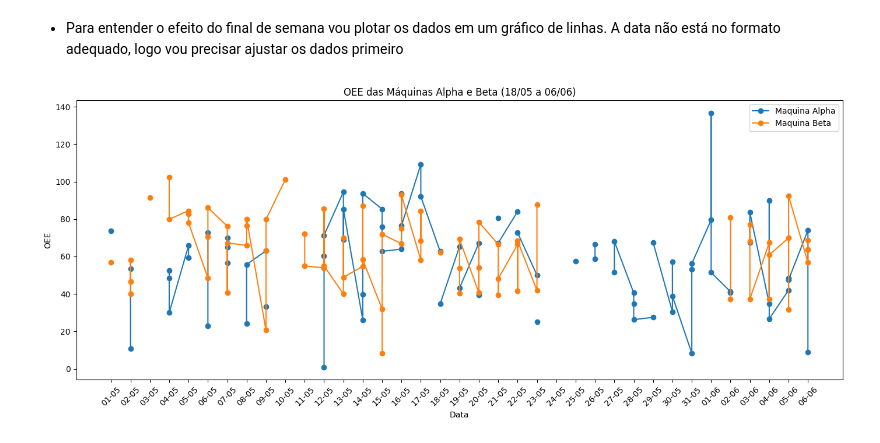
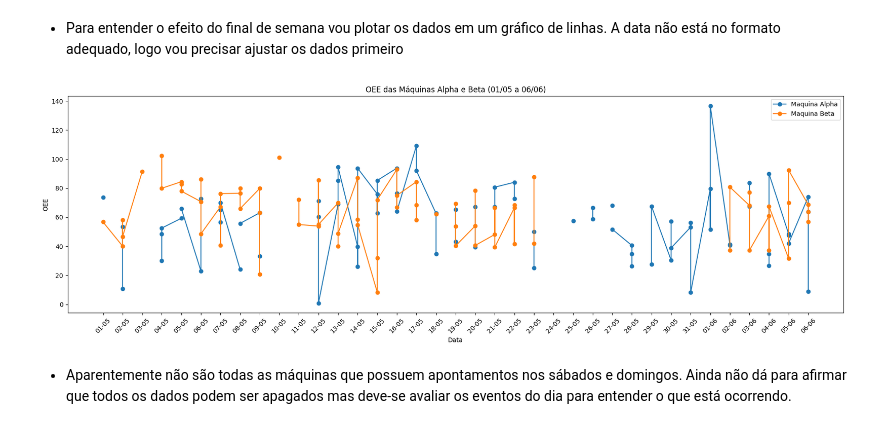
Before and after one commit to enakirimoto/projeto-puc-analise-de-dados-e-boas-praticas, a Jupyter notebook: Template_Análise_de_Dados_e_Boas_Práticas_(40530010055_20250_01).ipynb, the cells around one changed output. Drawn from its saved outputs; the diff is of its cells as text; code cells hidden in the pictures.

Commit message:
Atualização da análise com eventos.

```diff
--- a/Template_Análise_de_Dados_e_Boas_Práticas_(40530010055_20250_01).ipynb
+++ b/Template_Análise_de_Dados_e_Boas_Práticas_(40530010055_20250_01).ipynb
@@ -538,36 +538,38 @@ df_filtered = df[df['Maquina'].isin(['Maquina Alpha', 'Maquina Beta'])].copy()
 # Converter a coluna Data para datetime
 df_filtered['Data'] = pd.to_datetime(df_filtered['Data'])
 
-# Filtrar intervalo de datas entre 18/05 e 06/06
+# Filtrar intervalo de datas entre 01/05 e 06/06
 start_date = pd.to_datetime('2025-05-01')
 end_date = pd.to_datetime('2025-06-06')
 df_filtered = df_filtered[(df_filtered['Data'] >= start_date) & (df_filtered['Data'] <= end_date)]
 
 # Ordenar e resetar índice
 df_filtered = df_filtered.sort_values('Data').reset_index(drop=True)
 
 # Criar gráfico
-fig, ax = plt.subplots(figsize=(14, 6))
+fig, ax = plt.subplots(figsize=(18, 6))
 
 # Plotar OEE para cada máquina
 for machine in ['Maquina Alpha', 'Maquina Beta']:
     df_machine = df_filtered[df_filtered['Maquina'] == machine]
     ax.plot(df_machine['Data'], df_machine['OEE'], marker='o', linestyle='-', label=machine)
 
-# Formatador de datas e redução de ticks
+#Legendas
 ax.set_xlabel('Data')
 ax.set_ylabel('OEE')
 ax.xaxis.set_major_formatter(mdates.DateFormatter('%d-%m'))
 
 # Ajustar número de rótulos no eixo X
-step = 1  # Como o período é curto, podemos usar step menor
+step = 1
 ax.set_xticks(df_filtered['Data'].drop_duplicates()[::step])
 plt.xticks(rotation=45)
 
 # Adicionar legenda e título
 ax.legend()
 plt.title('OEE das Máquinas Alpha e Beta (01/05 a 06/06)')
 plt.tight_layout()
 plt.show()
 # %% [output]
-[figure, old version]
+[figure, new version]
+# %% [markdown]
+- Aparentemente não são todas as máquinas que possuem apontamentos nos sábados e domingos. Ainda não dá para afirmar que todos os dados podem ser apagados mas deve-se avaliar os eventos do dia para entender o que está ocorrendo.
```
Also changed, not shown: parts of 2 cells of this notebook.
